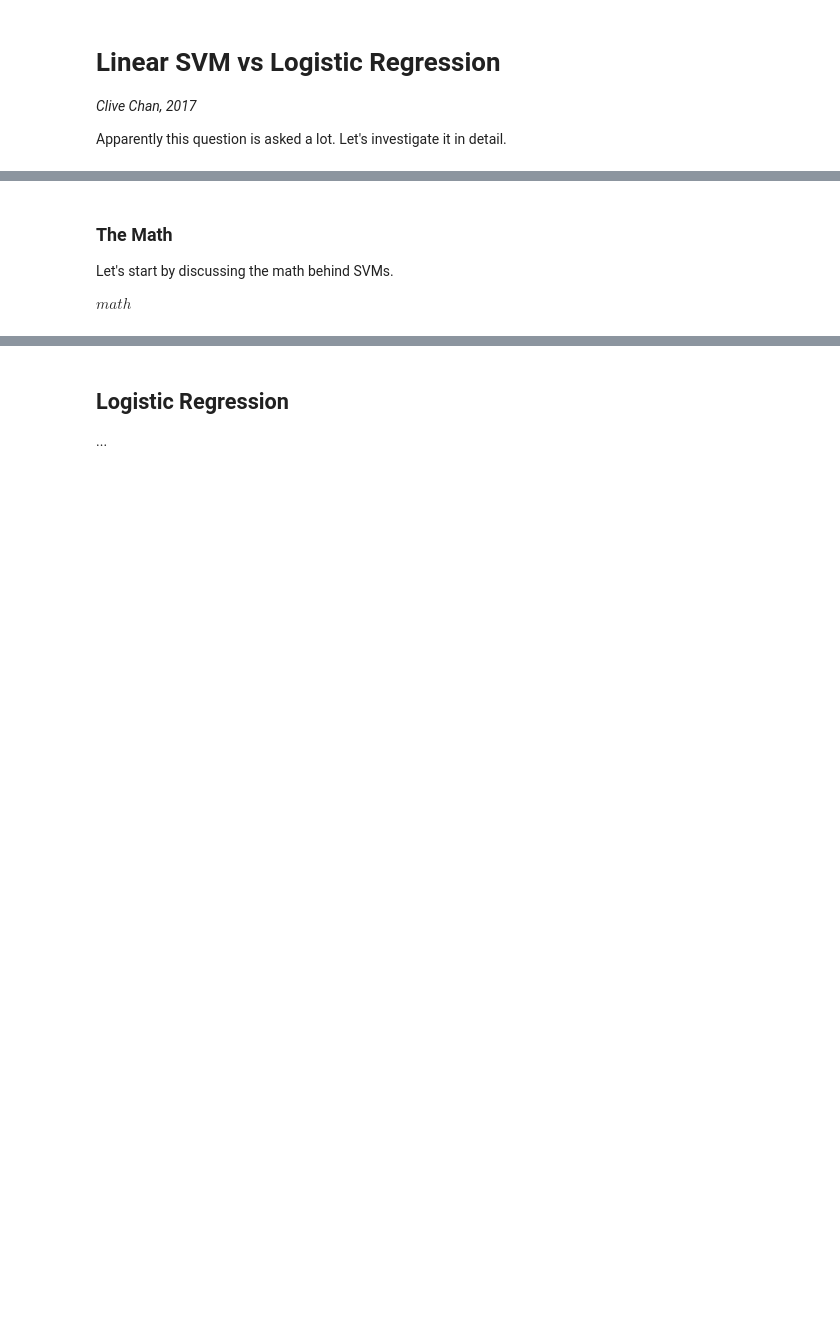
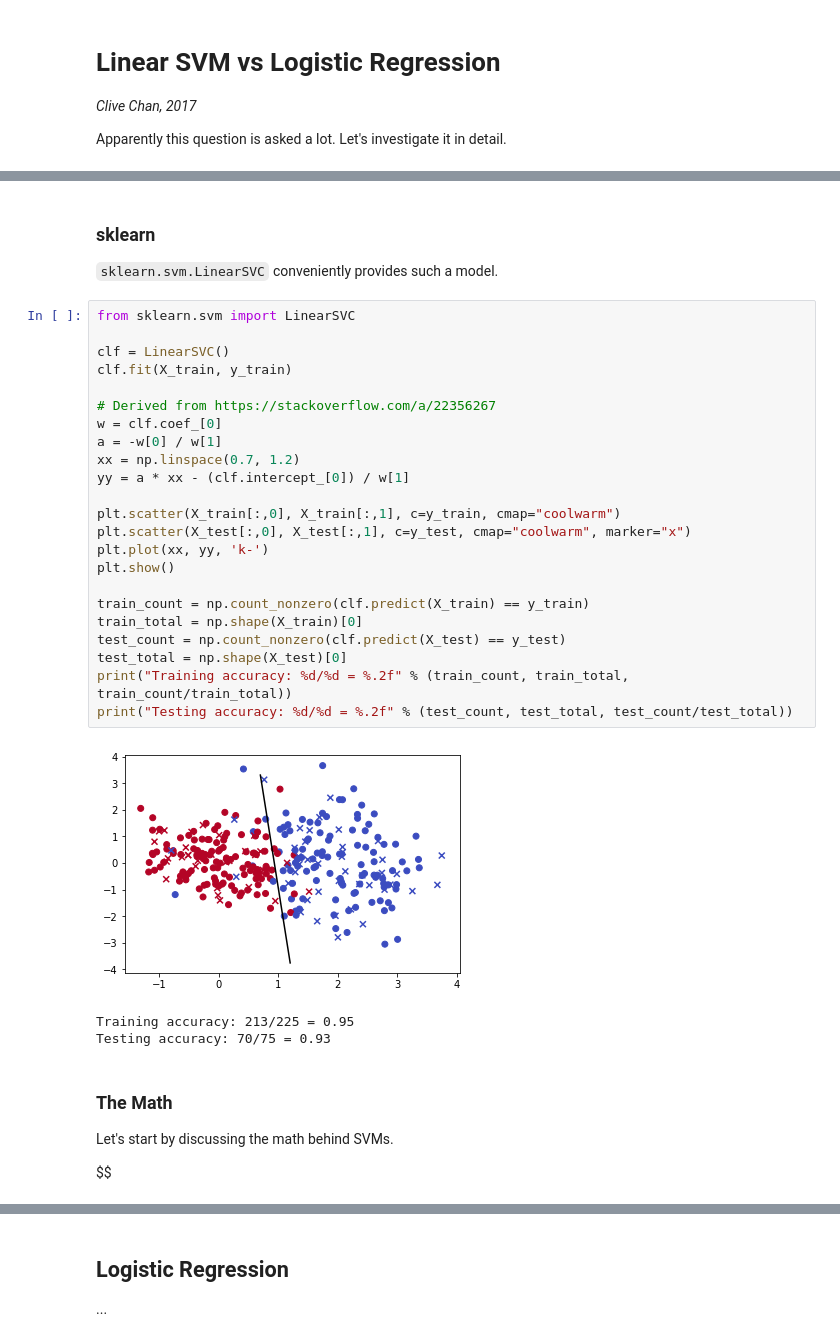
Before and after one commit to cchan/machine-learning-learning, a Jupyter notebook: diy-models/Linear SVM vs Logistic Regression.ipynb, the cells around one changed output, grey strips where cells are left out. Saved outputs shown, nothing was run; the diff lists cells and outputs as text; blank space fills up the shorter version.

```diff
--- a/diy-models/Linear SVM vs Logistic Regression.ipynb
+++ b/diy-models/Linear SVM vs Logistic Regression.ipynb
@@ -28,6 +37,36 @@ Then we'll implement soft SVM using the [original paper](https://link.springer.c
 These both are referenced from [this wonderful page](http://www.svms.org/history.html) on the history of SVMs.
+# %% [markdown]
+### sklearn
+`sklearn.svm.LinearSVC` conveniently provides such a model.
+# %%
+from sklearn.svm import LinearSVC
+
+clf = LinearSVC()
+clf.fit(X_train, y_train)
+
+# Derived from https://stackoverflow.com/a/22356267
+w = clf.coef_[0]
+a = -w[0] / w[1]
+xx = np.linspace(0.7, 1.2)
+yy = a * xx - (clf.intercept_[0]) / w[1]
+
+plt.scatter(X_train[:,0], X_train[:,1], c=y_train, cmap="coolwarm")
+plt.scatter(X_test[:,0], X_test[:,1], c=y_test, cmap="coolwarm", marker="x")
+plt.plot(xx, yy, 'k-')
+plt.show()
+
+train_count = np.count_nonzero(clf.predict(X_train) == y_train)
+train_total = np.shape(X_train)[0]
+test_count = np.count_nonzero(clf.predict(X_test) == y_test)
+test_total = np.shape(X_test)[0]
+print("Training accuracy: %d/%d = %.2f" % (train_count, train_total, train_count/train_total))
+print("Testing accuracy: %d/%d = %.2f" % (test_count, test_total, test_count/test_total))
+# %% [output]
+[figure, added]
+Training accuracy: 213/225 = 0.95
+Testing accuracy: 70/75 = 0.93
 # %% [markdown]
 ### The Math
 Let's start by discussing the math behind SVMs.
 
-$math$
+$$
```
Also changed, not shown: parts of 4 cells of this notebook.
